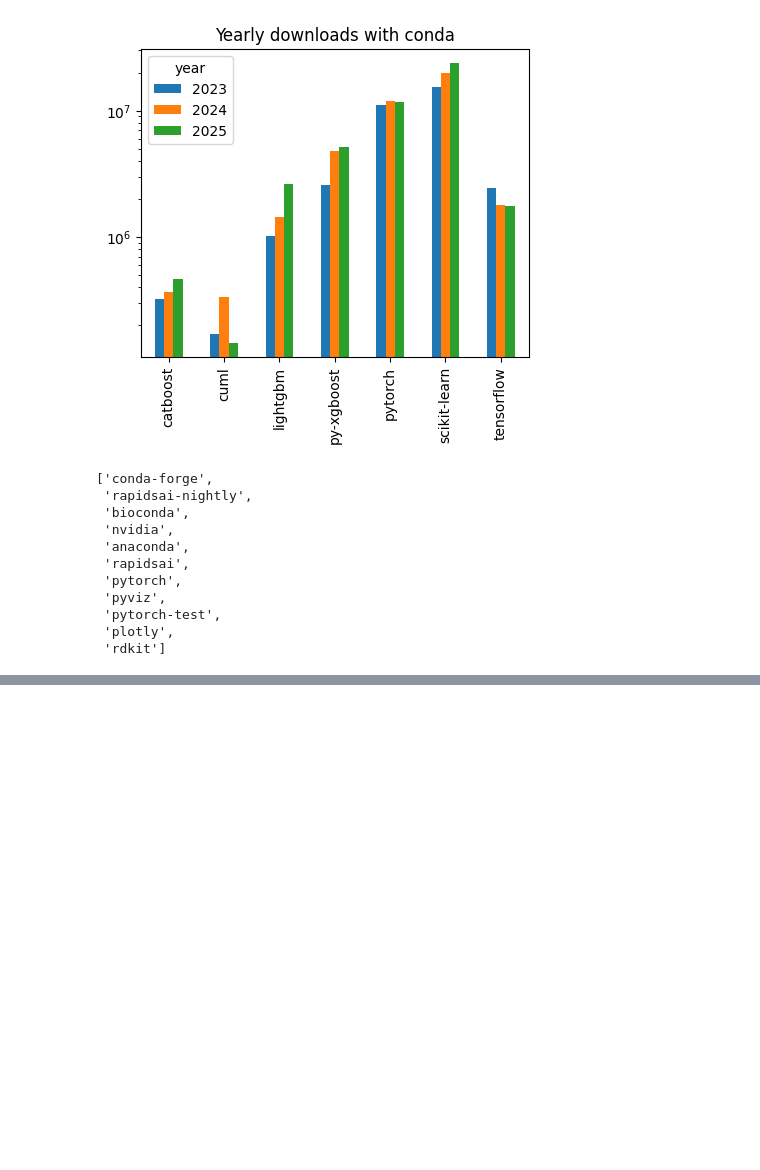
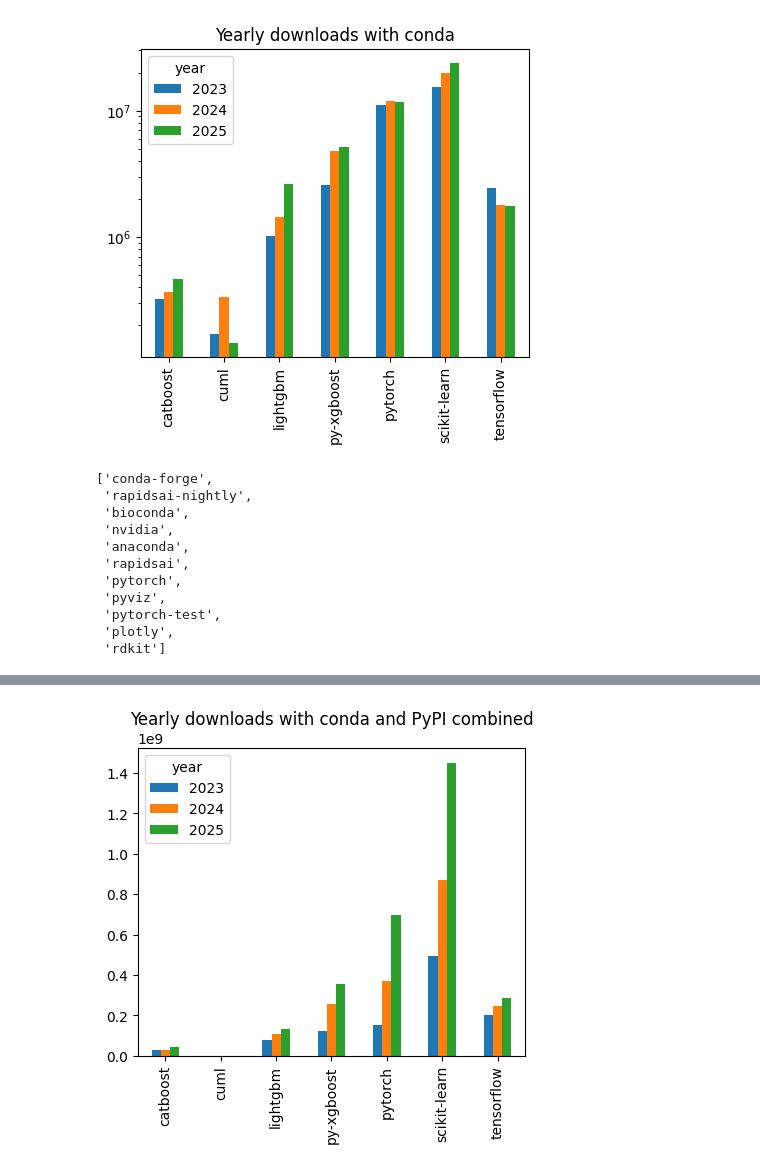
Before and after one commit to GaelVaroquaux/conda_download_stats_ml, a Jupyter notebook: anaconda_download_stats.ipynb, the cells around one changed output, grey strips where cells are left out. Saved outputs shown, nothing was run; the diff lists cells and outputs as text; code cells hidden in the pictures; blank space fills up the shorter version.

```diff
--- a/anaconda_download_stats.ipynb
+++ b/anaconda_download_stats.ipynb
@@ -146,0 +234,3 @@ downloads = dict(sorted(yearly_downloads.items()))
+# %%
+total_downloads = pivot_pypi + pivot_conda
+total_downloads
@@ -146,0 +247,6 @@ downloads = dict(sorted(yearly_downloads.items()))
+# %%
+total_downloads.plot(kind='bar', figsize=(5, 4), title='Yearly downloads with conda and PyPI combined')
+ax = plt.gca()
+plt.xlabel("");
+# %% [output]
+[figure, added]
```
Also changed, not shown: parts of 17 cells of this notebook, 1 other file.
